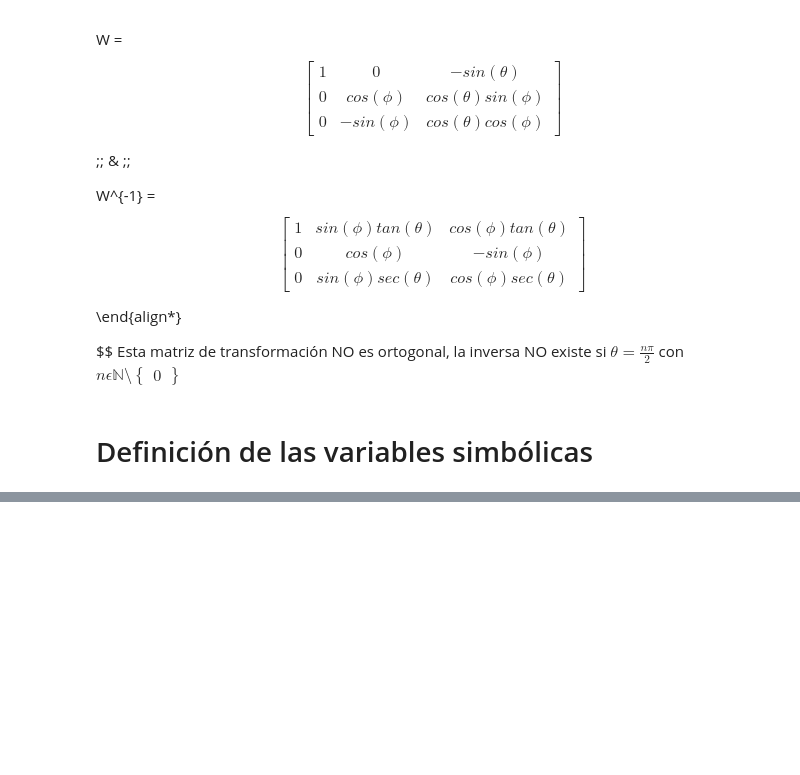
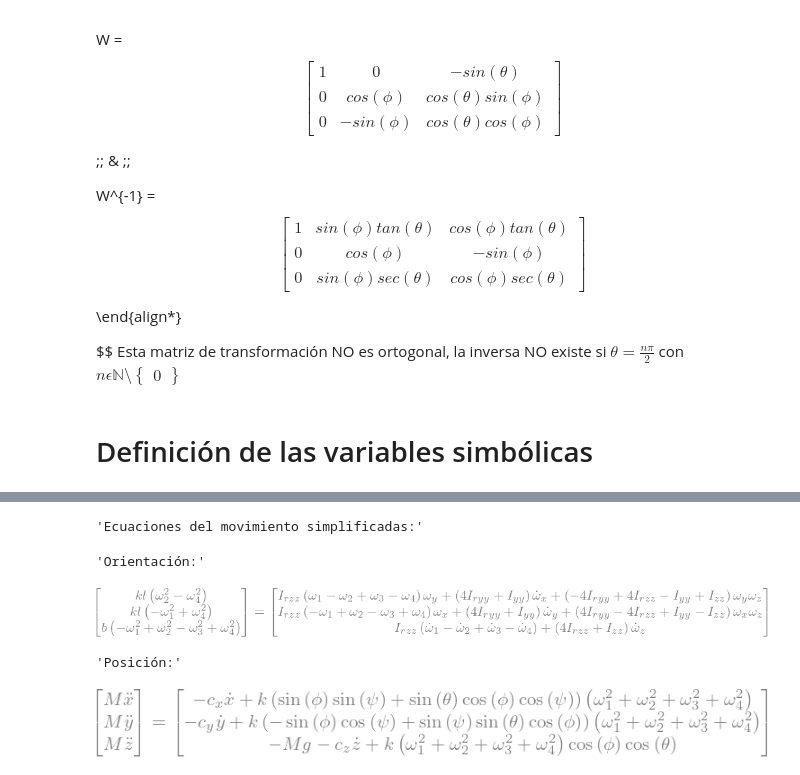
Before and after one commit to physicsIS/quadcopter, a Jupyter notebook: math_model.ipynb, the cells around one changed output, grey strips where cells are left out. Drawn from its saved outputs; the diff is of its cells as text; code cells hidden in the pictures; blank space fills up the shorter version.

```diff
--- a/math_model.ipynb
+++ b/math_model.ipynb
@@ -182,0 +232,17 @@ aux1 = W_inv*omega
+# %%
+vars_to_collect = list(omega) +[omy*omz, omx*omz, Irzz*omy, Irzz*omx]+ list(domega) + list(Irotor)
+
+aux2 = (orientacion.rhs).applyfunc(lambda e: smp.collect(smp.expand(e), vars_to_collect))
+orientacion = smp.Eq(orientacion.lhs, aux2)
+
+display("Ecuaciones del movimiento simplificadas:")
+display("Orientación:")
+display(orientacion)
+display("Posición:")
+display(posicion)
+# %% [output]
+'Ecuaciones del movimiento simplificadas:'
+'Orientación:'
+[figure, added]
+'Posición:'
+[figure, added]
```
Also changed, not shown: parts of 10 cells of this notebook.
